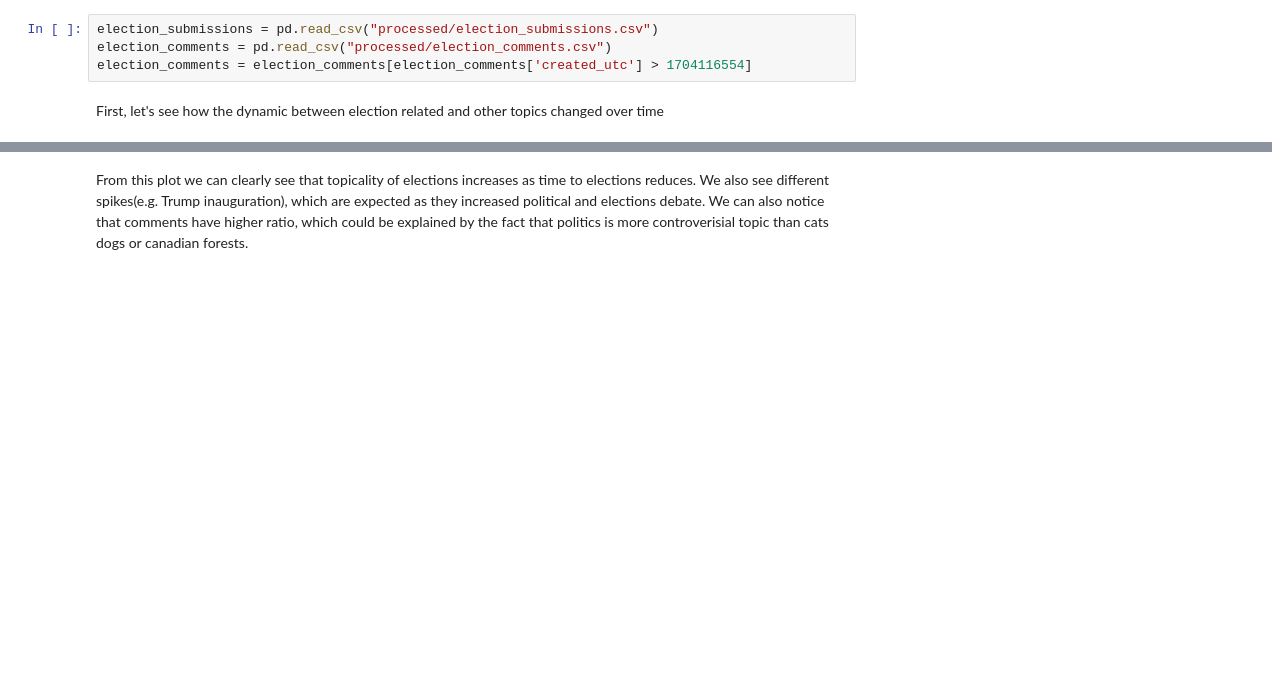
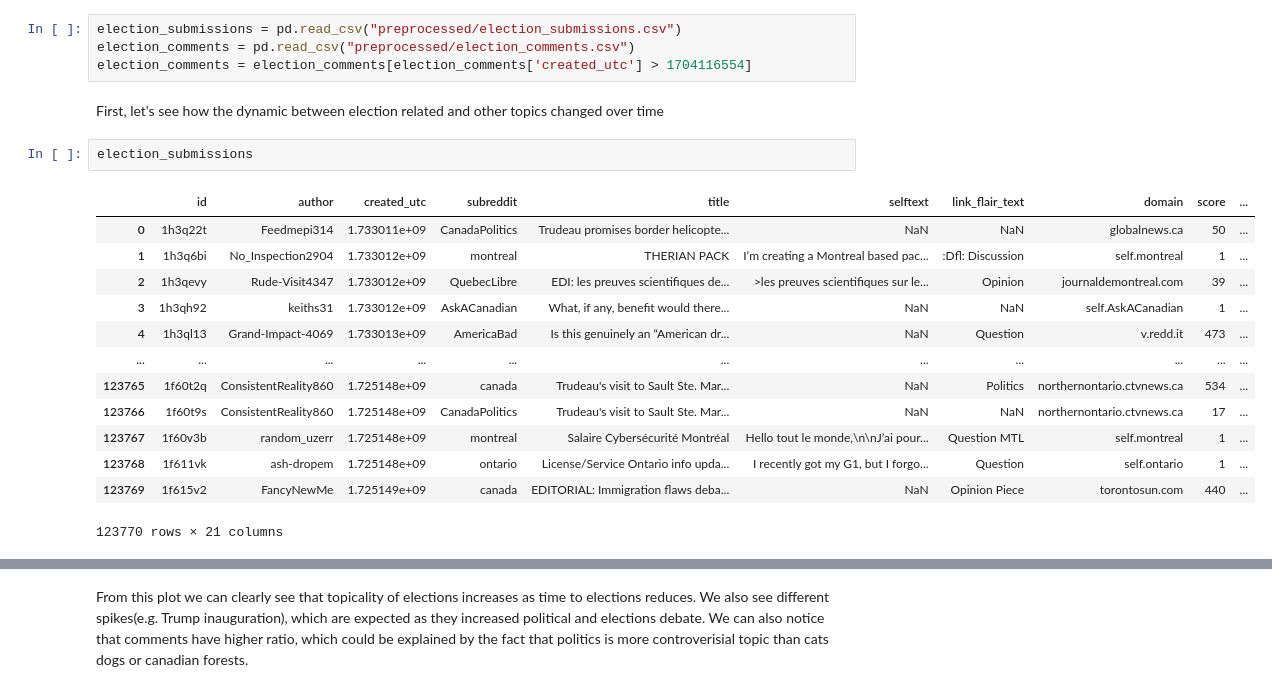
Before and after one commit to volodymyr2126/CSS-reddit-research, a Jupyter notebook: eda.ipynb, the cells around one changed output, grey strips where cells are left out. Drawn from its saved outputs; the diff is of its cells as text; blank space fills up the shorter version.

```diff
--- a/eda.ipynb
+++ b/eda.ipynb
@@ -192,9 +192,25 @@ KeyboardInterrupt:
 # %%
-election_submissions = pd.read_csv("processed/election_submissions.csv")
-election_comments = pd.read_csv("processed/election_comments.csv")
+election_submissions = pd.read_csv("preprocessed/election_submissions.csv")
+election_comments = pd.read_csv("preprocessed/election_comments.csv")
 election_comments = election_comments[election_comments['created_utc'] > 1704116554]
 # %% [markdown]
 First, let's see how the dynamic between election related and other topics changed over time
+# %%
+election_submissions
+# %% [output]
+|  | id | author | created_utc | subreddit | title | selftext | link_flair_text | domain | score | ... |
+| 0 | 1h3q22t | Feedmepi314 | 1.733011e+09 | CanadaPolitics | Trudeau promises border helicopte... | NaN | NaN | globalnews.ca | 50 | ... |
+| 1 | 1h3q6bi | No_Inspection2904 | 1.733012e+09 | montreal | THERIAN PACK | I’m creating a Montreal based pac... | :Dfl: Discussion | self.montreal | 1 | ... |
+| 2 | 1h3qevy | Rude-Visit4347 | 1.733012e+09 | QuebecLibre | EDI: les preuves scientifiques de... | >les preuves scientifiques sur le... | Opinion | journaldemontreal.com | 39 | ... |
+| 3 | 1h3qh92 | keiths31 | 1.733012e+09 | AskACanadian | What, if any, benefit would there... | NaN | NaN | self.AskACanadian | 1 | ... |
+| 4 | 1h3ql13 | Grand-Impact-4069 | 1.733013e+09 | AmericaBad | Is this genuinely an “American dr... | NaN | Question | v.redd.it | 473 | ... |
+| ... | ... | ... | ... | ... | ... | ... | ... | ... | ... | ... |
+| 123765 | 1f60t2q | ConsistentReality860 | 1.725148e+09 | canada | Trudeau's visit to Sault Ste. Mar... | NaN | Politics | northernontario.ctvnews.ca | 534 | ... |
+| 123766 | 1f60t9s | ConsistentReality860 | 1.725148e+09 | CanadaPolitics | Trudeau's visit to Sault Ste. Mar... | NaN | NaN | northernontario.ctvnews.ca | 17 | ... |
+| 123767 | 1f60v3b | random_uzerr | 1.725148e+09 | montreal | Salaire Cybersécurité Montréal | Hello tout le monde,\n\nJ’ai pour... | Question MTL | self.montreal | 1 | ... |
+| 123768 | 1f611vk | ash-dropem | 1.725148e+09 | ontario | License/Service Ontario info upda... | I recently got my G1, but I forgo... | Question | self.ontario | 1 | ... |
+| 123769 | 1f615v2 | FancyNewMe | 1.725149e+09 | canada | EDITORIAL: Immigration flaws deba... | NaN | Opinion Piece | torontosun.com | 440 | ... |
+123770 rows × 21 columns
 # %%
 for df in [election_submissions, election_comments, submissions_df, comments_df]:
     df['created_utc'] = pd.to_datetime(df['created_utc'], unit='s', errors='coerce')
```
Also changed, not shown: parts of 19 cells of this notebook, 5 other files.
